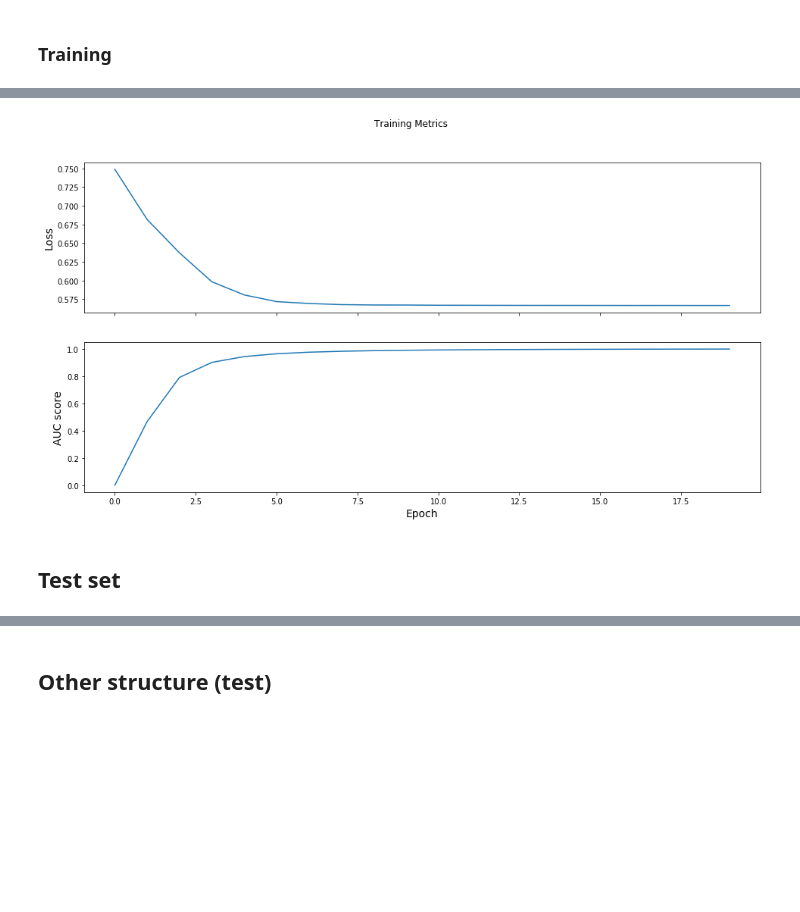
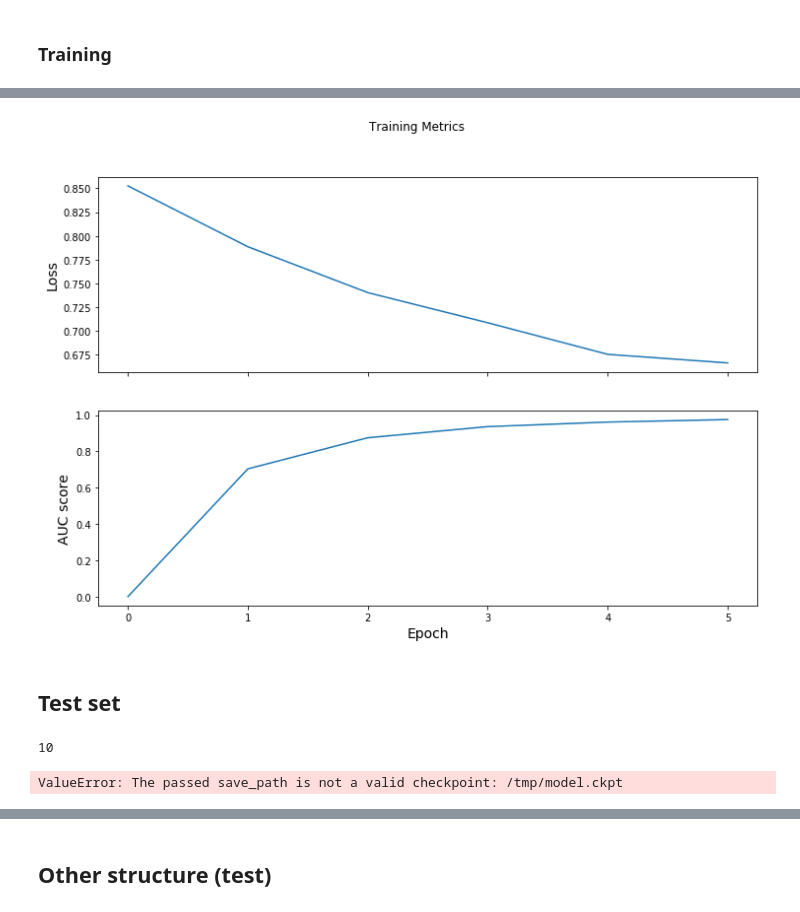
Before and after one commit to JustineWeb/pds, a Jupyter notebook: PDS.ipynb, the cells around one changed output, grey strips where cells are left out. Cells and saved outputs as stored; diff of their text form; code cells hidden in the pictures; blank space fills up the shorter version.

Commit message:
Tried to store and restore checkpoints, but doesn't work for now... (End session).

```diff
--- a/PDS.ipynb
+++ b/PDS.ipynb
@@ -440,6 +457,7 @@ train_loss_results = []
 train_auc_results = []
 # %%
 print("Initializing tf model ...")
+EPOCHS = 6
 
 audio_tf= tf.convert_to_tensor(audios_flatten, np.float32)
 print("Input shape : {}".format(audio_tf.shape))
@@ -452,6 +470,10 @@ loss = tf.nn.sigmoid_cross_entropy_with_logits(labels = tags_flatten, logits = p
 reduced_loss = tf.reduce_mean(loss)
 train_op = tf.train.AdamOptimizer(learning_rate=LEARNING_RATE).minimize(reduced_loss)
 auc = tf.metrics.auc(labels = tags_flatten, predictions=predictions)
+
+
+# Saver for storing checkpoints of the model. (Wavenets)
+saver = tf.train.Saver(var_list=tf.trainable_variables())
 
 print("Start training...")
 
@@ -469,9 +491,13 @@ with tf.Session() as sess:
         train_loss_results.append(loss_value)
         train_auc_results.append(auc_result)
 
-        print("Iter: {}, Loss: {:.4f}, AUC : {:.4f}".format(i, loss_value, auc_result))
+        print("Iter: {:2}, Loss: {:.4f}, AUC : {:.4f}".format(i, loss_value, auc_result))
         #print("Predictions : {}".format(predict.flatten()))
         #print()
+
+    # use wavenet function > see later (for now simplest way)
+    #save(saver, sess, LOGDIR, EPOCHS)
+    saver.save(sess, "./tmp/checkpoint_test")
 
 end = time.time()
 duration2 = end-start
@@ -505,16 +521,16 @@ Total time: 111.37 sec.
 # %%
 # modify this : the epoch axis not not integers which doesn't make sense
-fig, axes = plt.subplots(2, sharex=True, figsize=(16, 8))
+fig, axes = plt.subplots(2, sharex=True, figsize=(12, 8))
 fig.suptitle('Training Metrics')
 
 axes[0].set_ylabel("Loss", fontsize=14)
 axes[0].plot(train_loss_results)
 
 axes[1].set_ylabel("AUC score", fontsize=14)
 axes[1].set_xlabel("Epoch", fontsize=14)
 axes[1].plot(train_auc_results)
 plt.show()
 # %% [output]
-[figure, old version]
+[figure, new version]
 # %% [markdown]
 ## Test set
@@ -522,0 +537,30 @@ audios_test, tags_test = load_audio_label(cleaned, sub_dir=TEST_DIR)
+# %%
+TEST_SIZE = 10
+
+audios_test, tags_test = load_audio_label(cleaned, num_songs=TEST_SIZE, sub_dir=TEST_DIR)
+
+audios_test = audios_test.reshape(-1, audios_test.shape[-2], audios_test.shape[-1])
+tags_test = tags_test.reshape(-1, tags_test.shape[-1])
+
+audios_test_tf = tf.convert_to_tensor(audios_test, np.float32)
+# %% [output]
+10
+# %%
+#tf.reset_default_graph()
+
+variables_to_restore = {
+    var.name[:-2]: var for var in tf.global_variables()
+    if not ('state_buffer' in var.name or 'pointer' in var.name)}
+
+# Add ops to save and restore all the variables.
+saver = tf.train.Saver(variables_to_restore)
+
+# Later, launch the model, use the saver to restore variables from disk, and
+# do some work with the model.
+with tf.Session() as sess:
+  # Restore variables from disk.
+  saver.restore(sess, "/tmp/model.ckpt")
+  print("Model restored.")
+  # Check the values of the variables
+# %% [output]
+ValueError: The passed save_path is not a valid checkpoint: /tmp/model.ckpt
```
Also changed, not shown: parts of 6 cells of this notebook.
